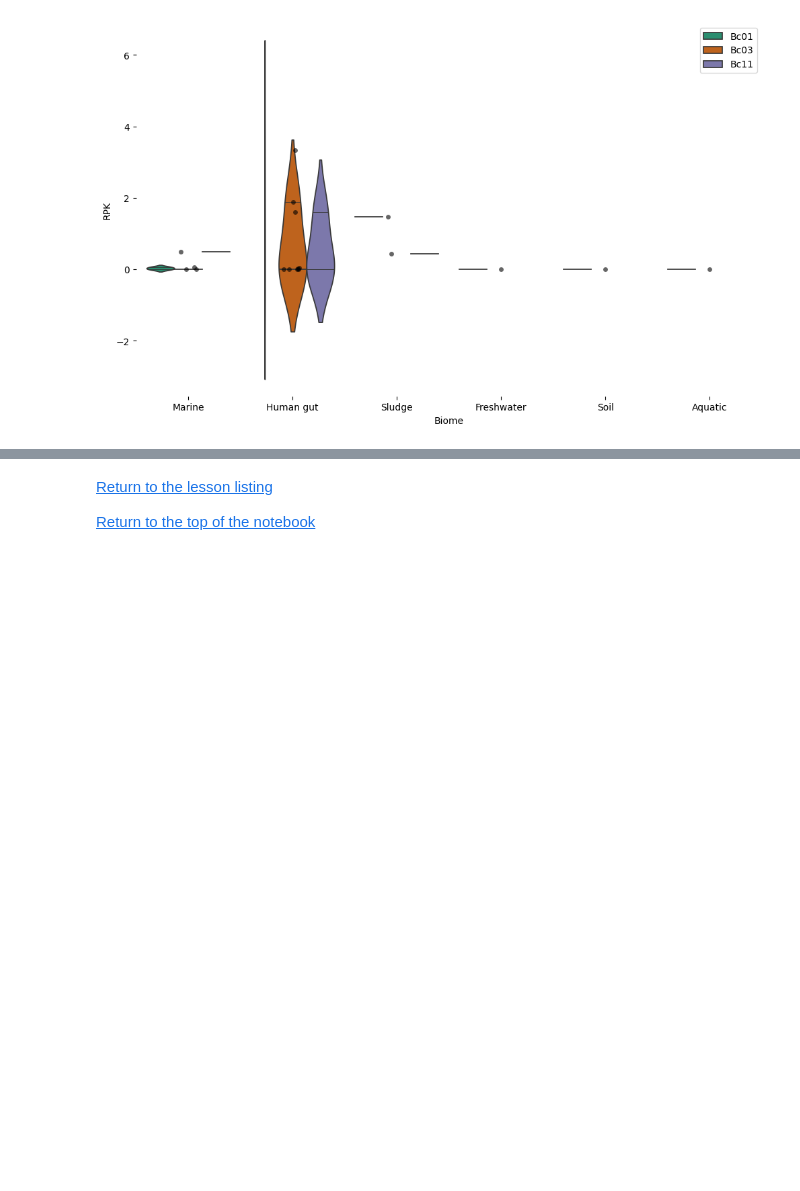
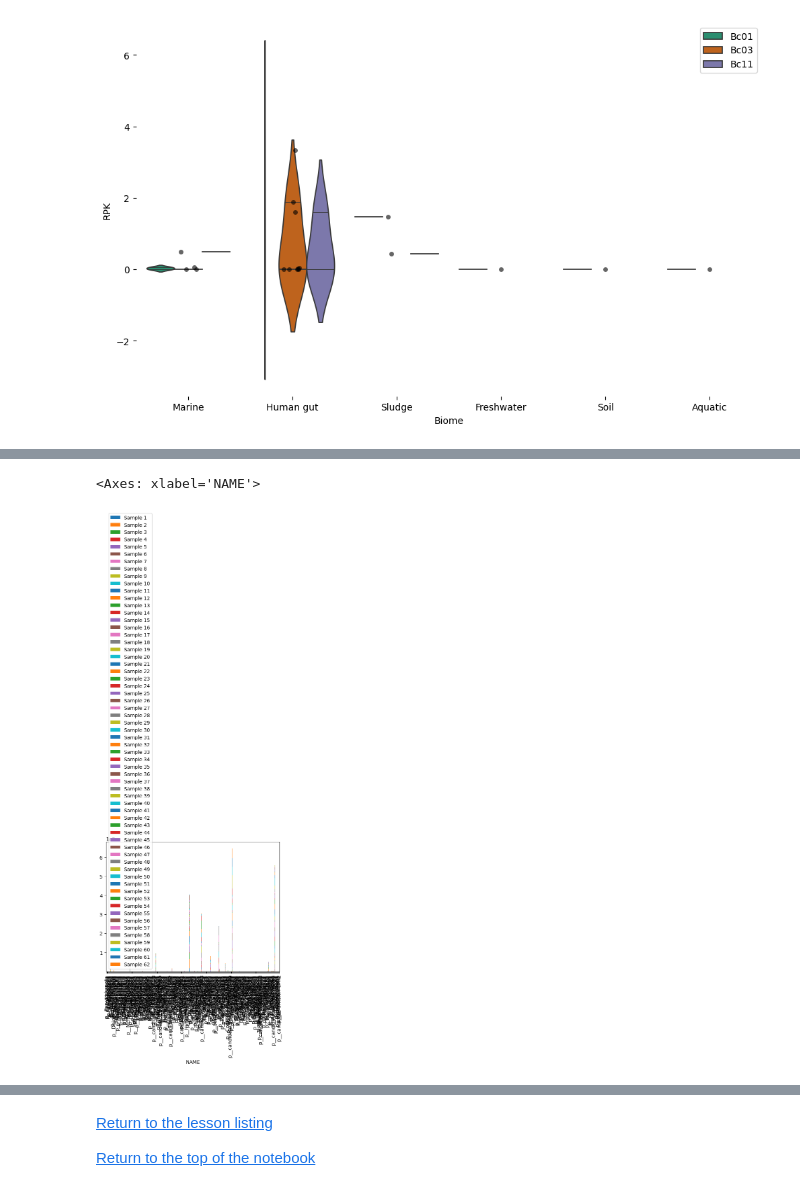
Before and after one commit to linsalrob/ComputationalGenomicsManual, a Jupyter notebook: Python/Python_Lesson_12.ipynb, the cells around one changed output, grey strips where cells are left out. Cells and saved outputs as stored; diff of their text form; code cells hidden in the pictures; blank space fills up the shorter version.

Commit message:
adding another plotting example

```diff
--- a/Python/Python_Lesson_12.ipynb
+++ b/Python/Python_Lesson_12.ipynb
@@ -216,0 +231,5 @@ sns.despine(top=True, right=True, bottom=True, left=True)
+# %%
+# phyla = pd.read_csv("phylum.tsv.gz", sep="\t", compression='gzip')
+phyla = pd.read_csv("https://github.com/linsalrob/ComputationalGenomicsManual/raw/master/Python/phylum.tsv.gz", sep="\t", compression='gzip')
+phyla.set_index('NAME', inplace=True)
+phyla
@@ -216,0 +255,5 @@ sns.despine(top=True, right=True, bottom=True, left=True)
+# %%
+phyla.plot(kind="bar", stacked=True)
+# %% [output]
+<Axes: xlabel='NAME'>
+[figure, added]
```
Also changed, not shown: parts of 14 cells of this notebook, 3 other files.
